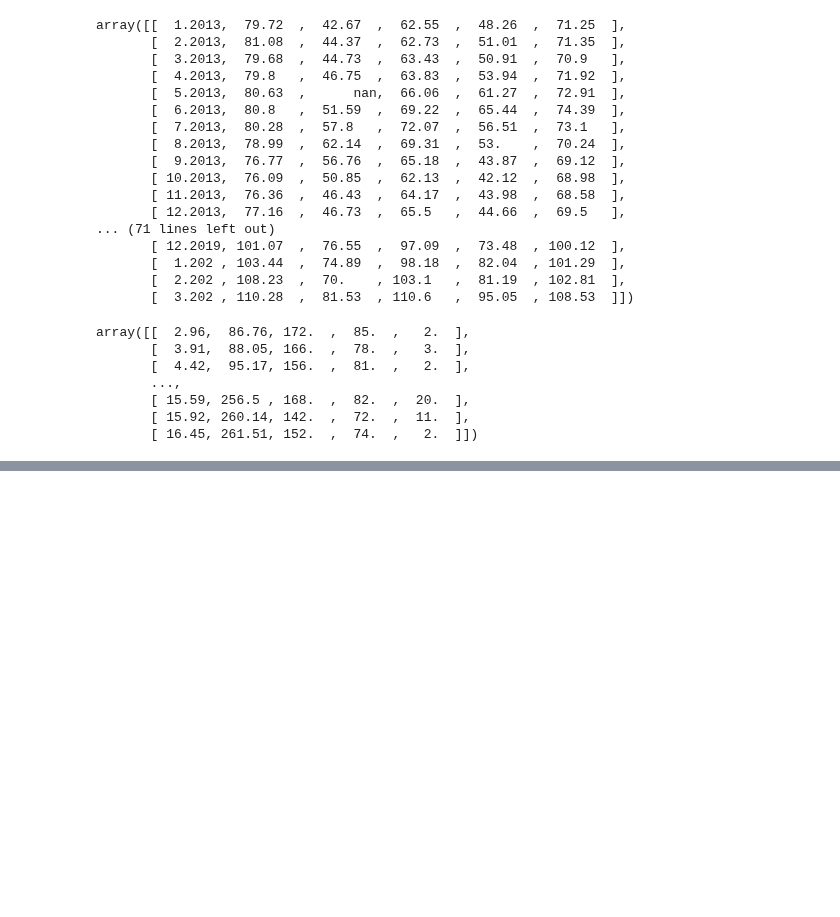
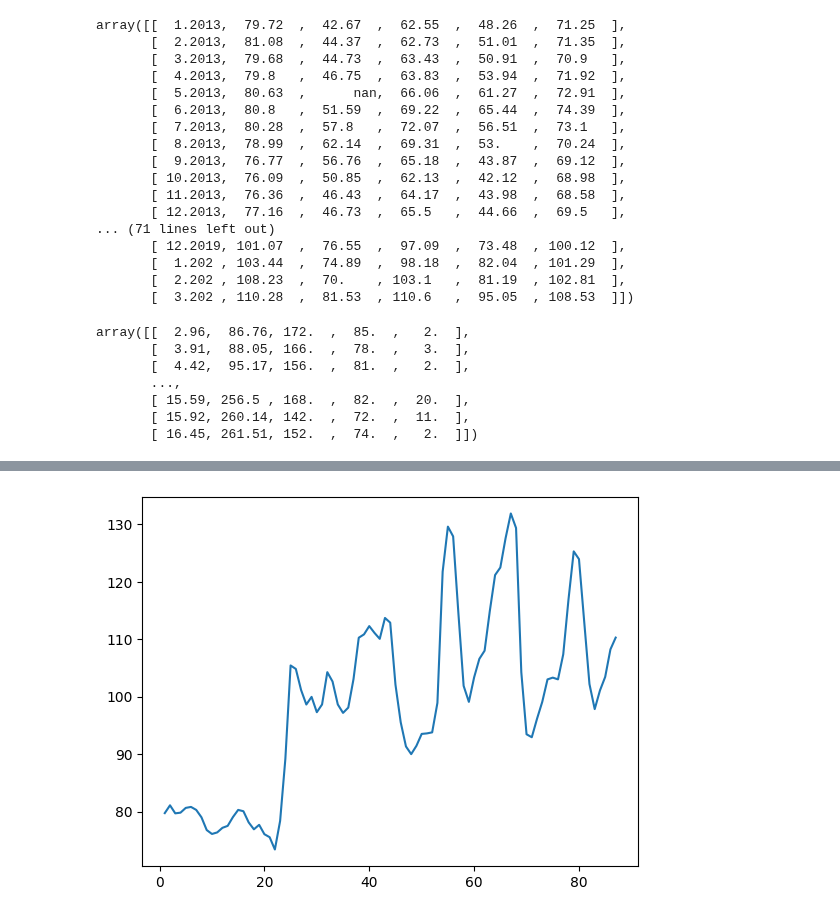
Before and after one commit to Nataliahfk/Python_Data_Science, a Jupyter notebook: Numpy.ipynb, the cells around one changed output, grey strips where cells are left out. Drawn from its saved outputs; the diff is of its cells as text; code cells hidden in the pictures; blank space fills up the shorter version.

```diff
--- a/Numpy.ipynb
+++ b/Numpy.ipynb
@@ -169,0 +243,6 @@ array([[  2.96,  86.76, 172.  ,  85.  ,   2.  ],
+# %%
+fechas = np.arange(1,88,1) # Muestra el monitoreo por cada uno de los periodos desde el 2012 al 2019
+plt.plot(fechas,precios[:,0])
+plt.show()
+# %% [output]
+[figure, added]
```
Also changed, not shown: parts of 11 cells of this notebook.
